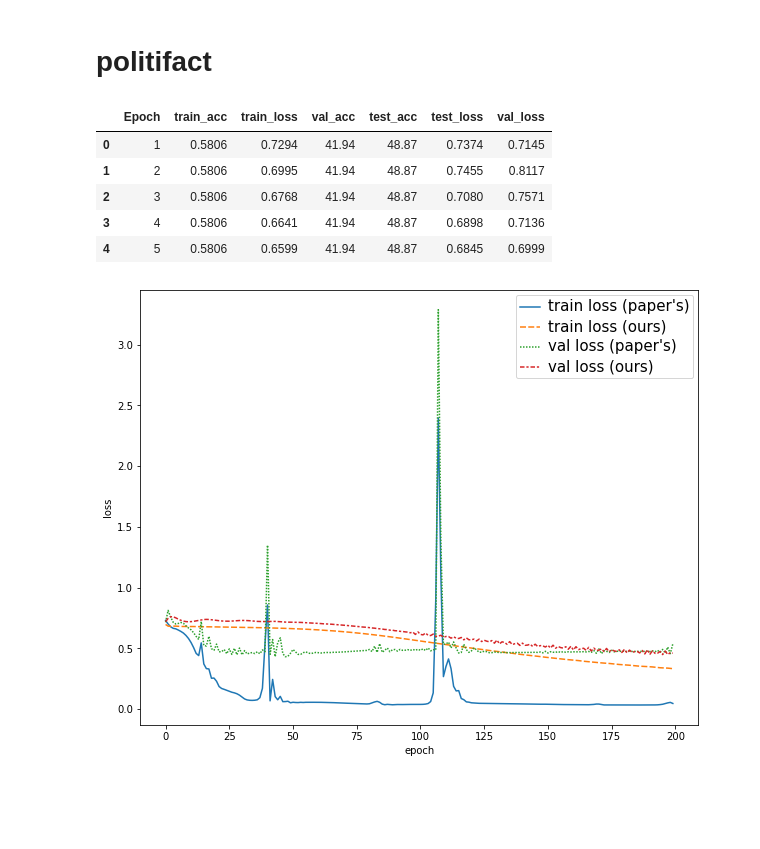
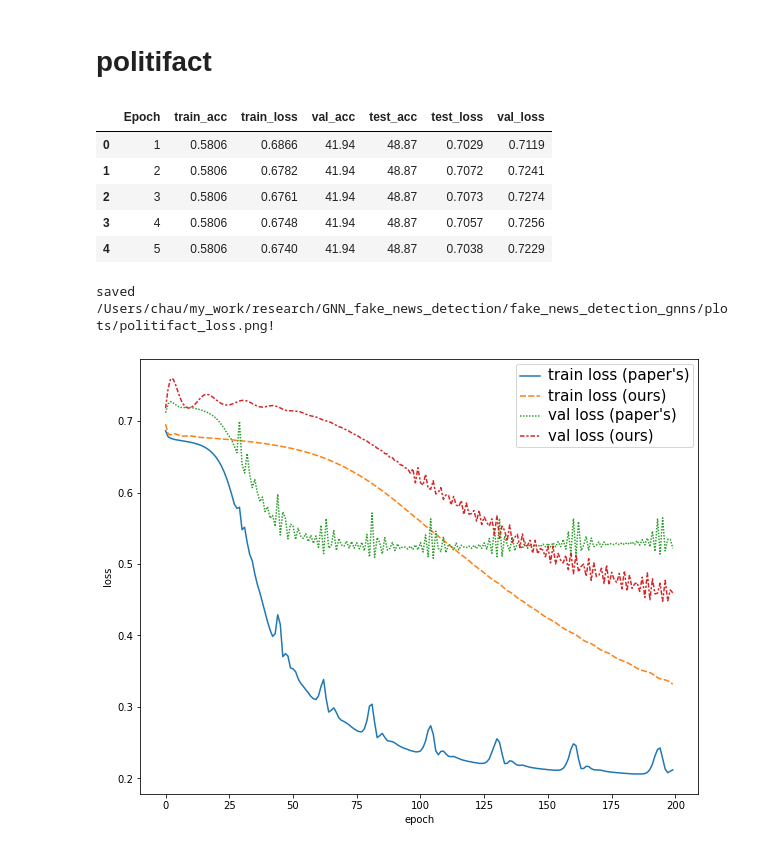
Before and after one commit to chaudatascience/fake_news_detection_gnns, a Jupyter notebook: src/notebooks/cora_charts.ipynb, the cells around one changed output. Saved outputs shown, nothing was run; the diff lists cells and outputs as text; code cells hidden in the pictures; blank space fills up the shorter version.

Commit message:
add plots (updated)

```diff
--- a/src/notebooks/cora_charts.ipynb
+++ b/src/notebooks/cora_charts.ipynb
@@ -102,7 +108,7 @@ plot(df_loss, "gossipcop_acc.png", x_label='epoch', y_label="accuracy")
 # %% [markdown]
 # politifact
 # %%
-df_official = pd.read_csv(os_join(root, "logs/politifact_bert_official_results.csv"))
+df_official = pd.read_csv(os_join(root, "logs/politifact_spacy_official_results.csv"))
 df_our = read_result_from_mllog(root, "05638707dc0140aa96d5962c27a8059a")
 
 df_official["val_acc"] *= 100
@@ -110,21 +116,22 @@ df_official["test_acc"] *= 100
 df_official.head()
 # %% [output]
 |  | Epoch | train_acc | train_loss | val_acc | test_acc | test_loss | val_loss |
-| 0 | 1 | 0.5806 | 0.7294 | 41.94 | 48.87 | 0.7374 | 0.7145 |
-| 1 | 2 | 0.5806 | 0.6995 | 41.94 | 48.87 | 0.7455 | 0.8117 |
-| 2 | 3 | 0.5806 | 0.6768 | 41.94 | 48.87 | 0.7080 | 0.7571 |
-| 3 | 4 | 0.5806 | 0.6641 | 41.94 | 48.87 | 0.6898 | 0.7136 |
-| 4 | 5 | 0.5806 | 0.6599 | 41.94 | 48.87 | 0.6845 | 0.6999 |
+| 0 | 1 | 0.5806 | 0.6866 | 41.94 | 48.87 | 0.7029 | 0.7119 |
+| 1 | 2 | 0.5806 | 0.6782 | 41.94 | 48.87 | 0.7072 | 0.7241 |
+| 2 | 3 | 0.5806 | 0.6761 | 41.94 | 48.87 | 0.7073 | 0.7274 |
+| 3 | 4 | 0.5806 | 0.6748 | 41.94 | 48.87 | 0.7057 | 0.7256 |
+| 4 | 5 | 0.5806 | 0.6740 | 41.94 | 48.87 | 0.7038 | 0.7229 |
 # %%
 num_obs = len(df_official)
 df_loss = pd.DataFrame({"train loss (paper's)": df_official["train_loss"],
                         "train loss (ours)": df_our["train_loss"][:num_obs],
                         "val loss (paper's)": df_official["val_loss"],
                         "val loss (ours)": df_our["val_loss"][:num_obs],})
 
-plot(df_loss, "politifact_loss.png", x_label='epoch', y_label="loss")
+plot(df_loss, "plots/politifact_loss.png", x_label='epoch', y_label="loss")
 # %% [output]
+saved /Users/chau/my_work/research/GNN_fake_news_detection/fake_news_detection_gnns/plots/politifact_loss.png!
-[figure, old version]
+[figure, new version]
 # %%
 num_obs = len(df_official)
 df_loss = pd.DataFrame({"val_acc (paper's)": df_official["val_acc"],
```
Also changed, not shown: parts of 6 cells of this notebook, 14 other files.
